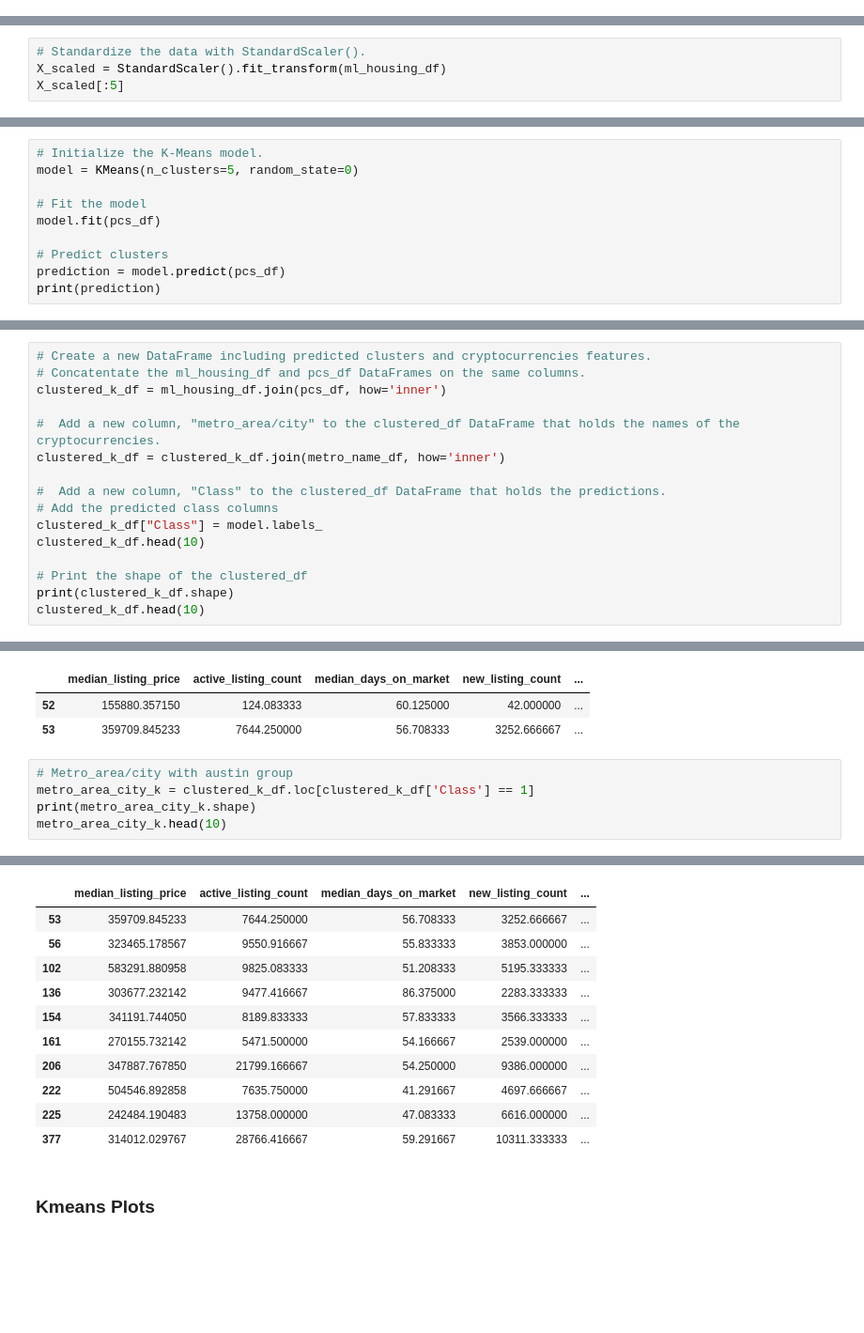
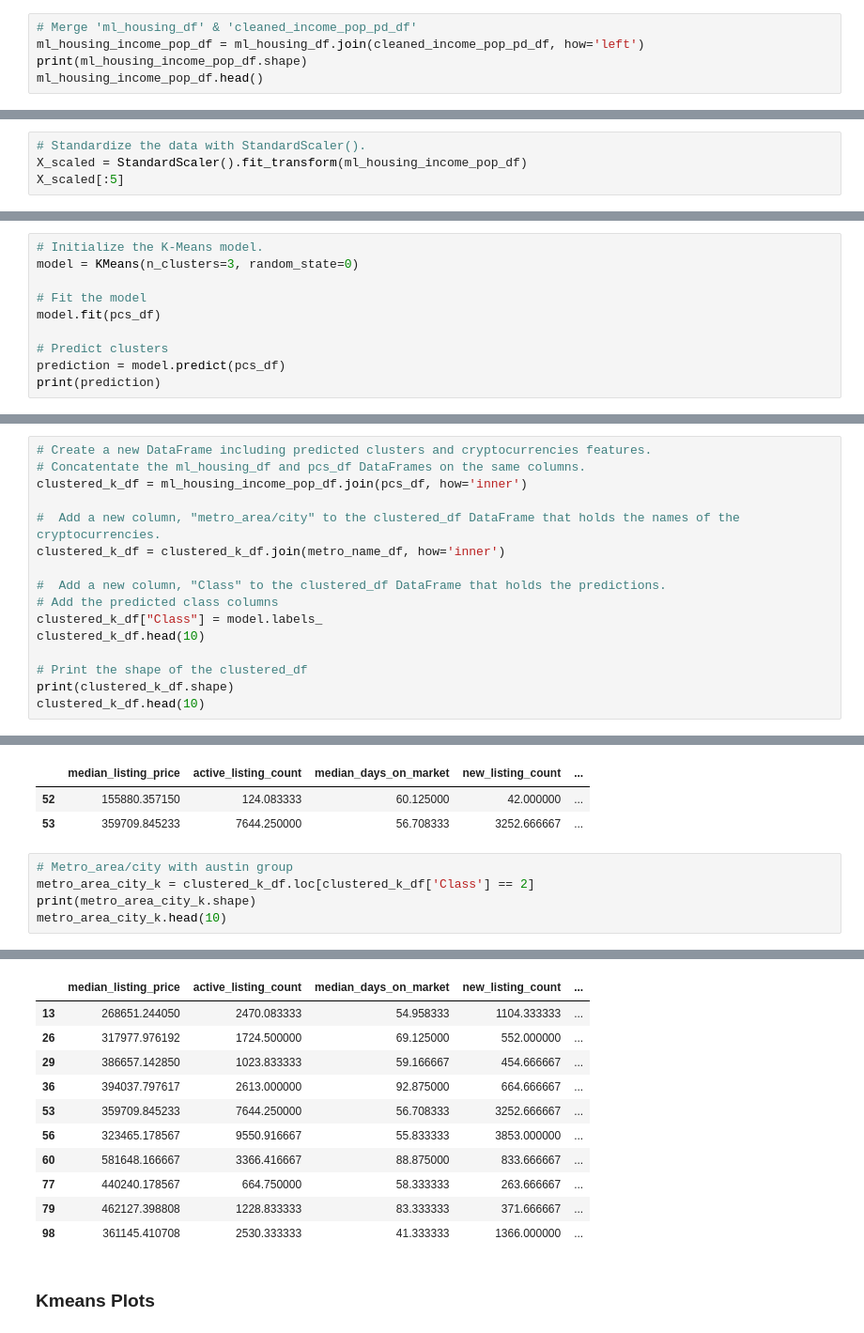
Before and after one commit to marke0816/Sleeper_Cities, a Jupyter notebook: jupyter_notebooks/Sleeper_cities.ipynb, the cells around one changed output, grey strips where cells are left out. Shown at 94% size. Cells and saved outputs as stored; diff of their text form; blank space fills up the shorter version.

Commit message:
added income and population data

```diff
--- a/jupyter_notebooks/Sleeper_cities.ipynb
+++ b/jupyter_notebooks/Sleeper_cities.ipynb
@@ -196,0 +244,5 @@ ml_housing_df.head()
+# %%
+# Merge 'ml_housing_df' & 'cleaned_income_pop_pd_df'
+ml_housing_income_pop_df = ml_housing_df.join(cleaned_income_pop_pd_df, how='left')
+print(ml_housing_income_pop_df.shape)
+ml_housing_income_pop_df.head()
@@ -198,7 +258,7 @@ ml_housing_df.head()
 # Prepare data for Machine Learning
 # %%
 # Standardize the data with StandardScaler().
-X_scaled = StandardScaler().fit_transform(ml_housing_df)
+X_scaled = StandardScaler().fit_transform(ml_housing_income_pop_df)
 X_scaled[:5]
 # %% [output]
 array([[-0.41134894, -0.26119984, -0.00626211, -0.26879905, -0.39071823,
@@ -257,7 +317,7 @@ df_elbow.hvplot.line(x="k", y="inertia", xticks=k, title="Elbow Curve")
 ## KMeans
 # %%
 # Initialize the K-Means model.
-model = KMeans(n_clusters=5, random_state=0)
+model = KMeans(n_clusters=3, random_state=0)
 
 # Fit the model
 model.fit(pcs_df)
@@ -286,7 +346,7 @@ print(prediction)
 # %%
 # Create a new DataFrame including predicted clusters and cryptocurrencies features.
 # Concatentate the ml_housing_df and pcs_df DataFrames on the same columns.
-clustered_k_df = ml_housing_df.join(pcs_df, how='inner')
+clustered_k_df = ml_housing_income_pop_df.join(pcs_df, how='inner')
 
 #  Add a new column, "metro_area/city" to the clustered_df DataFrame that holds the names of the cryptocurrencies.
 clustered_k_df = clustered_k_df.join(metro_name_df, how='inner')
@@ -322,7 +382,7 @@ austin_group_k
 | 53 | 359709.845233 | 7644.250000 | 56.708333 | 3252.666667 | ... |
 # %%
 # Metro_area/city with austin group
-metro_area_city_k = clustered_k_df.loc[clustered_k_df['Class'] == 1]
+metro_area_city_k = clustered_k_df.loc[clustered_k_df['Class'] == 2]
 print(metro_area_city_k.shape)
 metro_area_city_k.head(10)
 # %% [output]
@@ -330,14 +390,14 @@ metro_area_city_k.head(10)
 |  | median_listing_price | active_listing_count | median_days_on_market | new_listing_count | ... |
+| 13 | 268651.244050 | 2470.083333 | 54.958333 | 1104.333333 | ... |
+| 26 | 317977.976192 | 1724.500000 | 69.125000 | 552.000000 | ... |
+| 29 | 386657.142850 | 1023.833333 | 59.166667 | 454.666667 | ... |
+| 36 | 394037.797617 | 2613.000000 | 92.875000 | 664.666667 | ... |
 | 53 | 359709.845233 | 7644.250000 | 56.708333 | 3252.666667 | ... |
 | 56 | 323465.178567 | 9550.916667 | 55.833333 | 3853.000000 | ... |
-| 102 | 583291.880958 | 9825.083333 | 51.208333 | 5195.333333 | ... |
-| 136 | 303677.232142 | 9477.416667 | 86.375000 | 2283.333333 | ... |
-| 154 | 341191.744050 | 8189.833333 | 57.833333 | 3566.333333 | ... |
-| 161 | 270155.732142 | 5471.500000 | 54.166667 | 2539.000000 | ... |
-| 206 | 347887.767850 | 21799.166667 | 54.250000 | 9386.000000 | ... |
-| 222 | 504546.892858 | 7635.750000 | 41.291667 | 4697.666667 | ... |
-| 225 | 242484.190483 | 13758.000000 | 47.083333 | 6616.000000 | ... |
-| 377 | 314012.029767 | 28766.416667 | 59.291667 | 10311.333333 | ... |
+| 60 | 581648.166667 | 3366.416667 | 88.875000 | 833.666667 | ... |
+| 77 | 440240.178567 | 664.750000 | 58.333333 | 263.666667 | ... |
+| 79 | 462127.398808 | 1228.833333 | 83.333333 | 371.666667 | ... |
+| 98 | 361145.410708 | 2530.333333 | 41.333333 | 1366.000000 | ... |
 # %% [markdown]
 ### Kmeans Plots
 # %%
```
Also changed, not shown: parts of 21 cells of this notebook, 5 other files.
